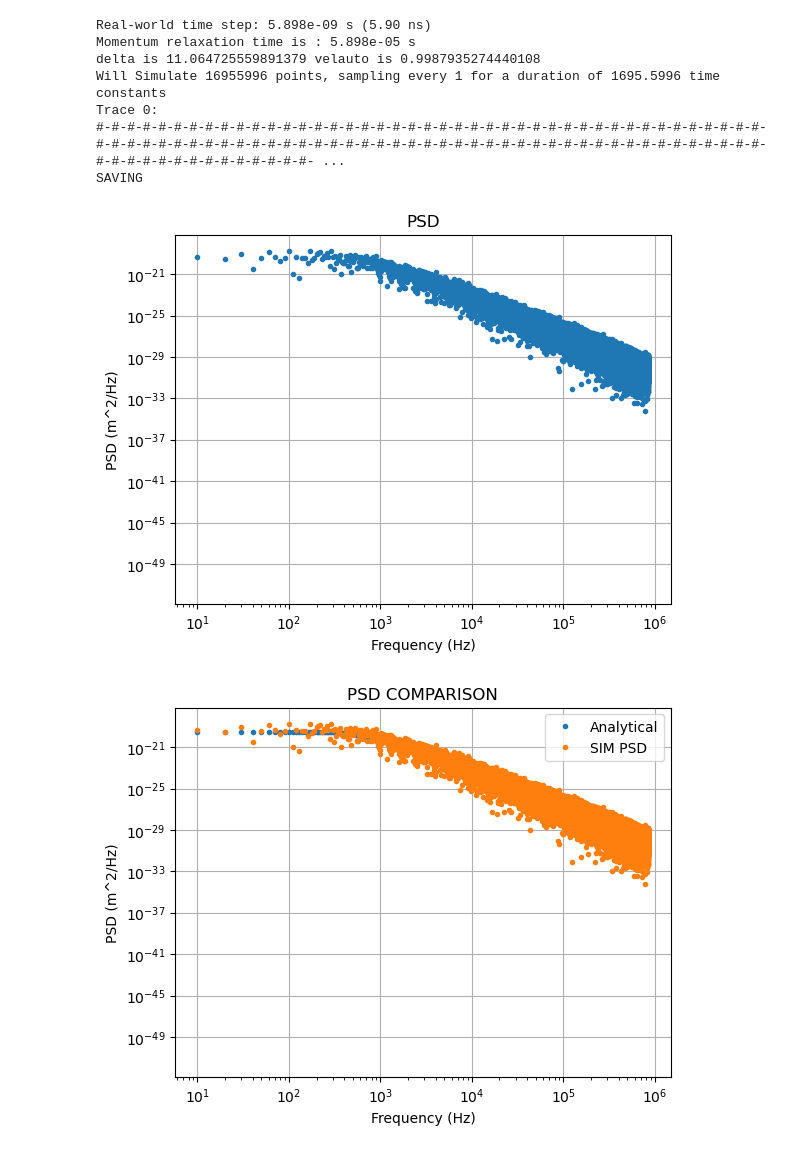
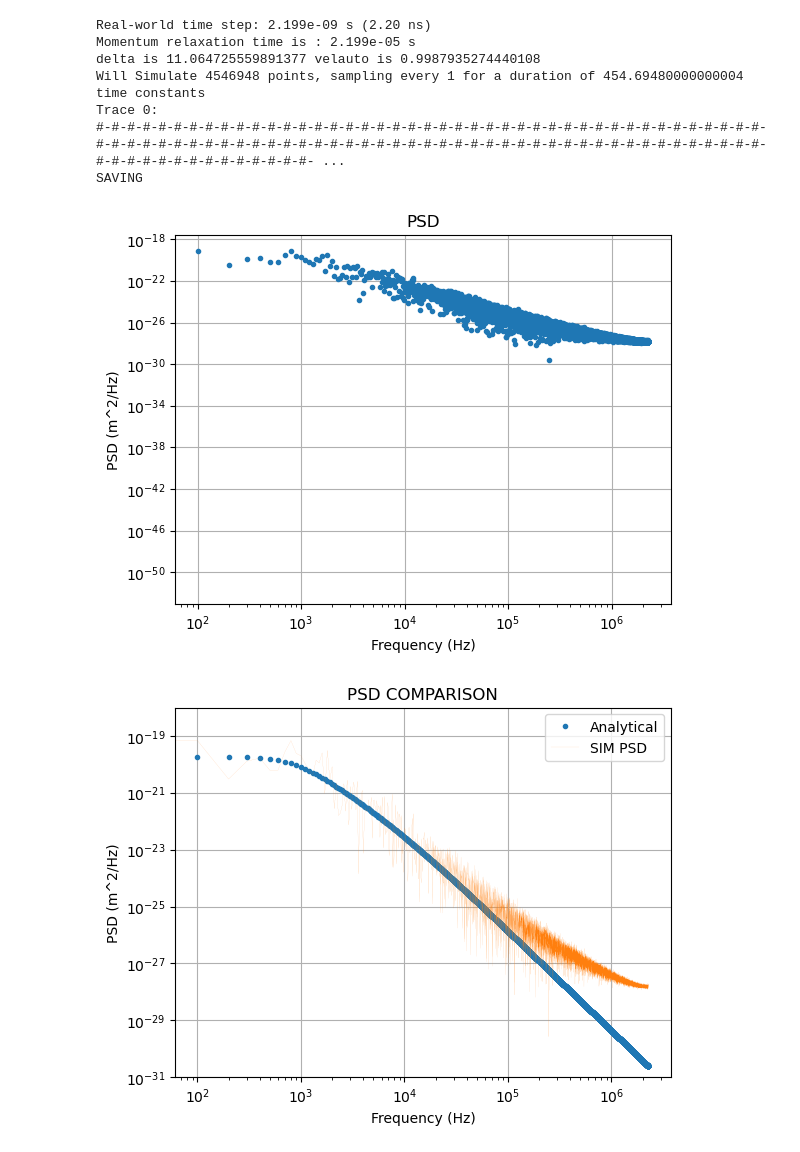
Before and after one commit to mcthumann/MarkovianEmbedding, a Jupyter notebook: sim_script.ipynb, the cells around one changed output. Drawn from its saved outputs; the diff is of its cells as text; code cells hidden in the pictures.

Commit message:
uniform distribution

```diff
--- a/sim_script.ipynb
+++ b/sim_script.ipynb
@@ -11,7 +11,7 @@ n = 13 # Number of auxliary stochastic variables
 b = 5 # Scaling dilation parameter that determines the low cutoff frequency ν_0*b^-n
 c = 1.78167 # a prefactor that depends on the particular choice of b
 v_0 = 1e3 # High cutoff frequency (already scaled by tao_c)
-a = 4.464e-6 # Particle size
+a = 2.726e-6 # Particle size
 eta = 0.36e-3 # ACETONE 1e-3 # Viscosity of water
 rho_bati = 4400
 rho_silica = 2200 # Density of silica
@@ -41,7 +41,8 @@ simulation_number = 1 # Num of traces
 # time_range = (start, stop)
 # time_points = 600
 
-stop = -1
+stop = -2
+# stop = -1
 
 # HELPER PARAMETERS
 timestep = 1E-4  # Simulation timestep
@@ -127,7 +128,8 @@ def compute_next_state(state_ind):
     this_u, this_v, this_x = curr_u, curr_v, curr_x
 
     for k in range(sample_rate):
-        N_i = np.random.normal(0,1, n+1)
+        # N_i = np.random.normal(0,1, n+1)
+        N_i = np.random.uniform(-np.sqrt(3),np.sqrt(3), n+1)
         N_0 = sum([math.sqrt(gamma_i[j]/(v_i[j]*delta))*N_i[j] for j in range(n)])
         next_u = [((1 - v_i[j]*timestep)*this_u[j] - gamma_i[j]*timestep*this_v +
                    math.sqrt(2*gamma_i[j]*v_i[j]*timestep)*N_i[j]) for j in range(n)]
@@ -186,7 +188,7 @@ def run_numerical_simulation(sim_num, trace_len, df = None, graph=False, save=Tr
         if i < sim_num:
             if save:
                 print("SAVING")
-                df.to_csv('position_velocity_data.csv', index=False, mode=file_mode)
+                df.to_csv('position_velocity_data_uniform.csv', index=False, mode=file_mode)
             reset_trace(trace_len)
         print("")
     if graph:
@@ -195,16 +197,16 @@ def run_numerical_simulation(sim_num, trace_len, df = None, graph=False, save=Tr
 # Run the simulation
 run_numerical_simulation(simulation_number, trace_length,  df, graph=False)
 # %% [output]
-Real-world time step: 5.898e-09 s (5.90 ns)
-Momentum relaxation time is : 5.898e-05 s
-delta is 11.064725559891379 velauto is 0.9987935274440108
-Will Simulate 16955996 points, sampling every 1 for a duration of 1695.5996 time constants
+Real-world time step: 2.199e-09 s (2.20 ns)
+Momentum relaxation time is : 2.199e-05 s
+delta is 11.064725559891377 velauto is 0.9987935274440108
+Will Simulate 4546948 points, sampling every 1 for a duration of 454.69480000000004 time constants
 Trace 0:
 #-#-#-#-#-#-#-#-#-#-#-#-#-#-#-#-#-#-#-#-#-#-#-#-#-#-#-#-#-#-#-#-#-#-#-#-#-#-#-#-#-#-#-#-#-#-#-#-#-#-#-#-#-#-#-#-#-#-#-#-#-#-#-#-#-#-#-#-#-#-#-#-#-#-#-#-#-#-#-#-#-#-#-#-#-#-#-#-#-#-#-#-#-#-#-#-#-#-#-#- ...
 SAVING
 # %%
 bin_num = 100
-df = pd.read_csv('position_velocity_data.csv', low_memory=False)
+df = pd.read_csv('position_velocity_data_uniform.csv', low_memory=False)
 
 # Extract only the columns that start with 'Position' or 'Velocity'
 position_cols = [col for col in df.columns if col.startswith('Position')]
@@ -271,35 +273,35 @@ plt.grid()
 plt.title("PSD")
 plt.show()
 # %% [output]
-[figure, old version]
+[figure, new version]
 # %%
 def PSD_standalone(omega):
     # This is the PSD we look to fit.  We fit for 3 parameters
     # Namely, we fit for the trap strength K, the radius of the particle a, and the voltage to position conversion V
     gamma_s = 6 * math.pi * a * eta
     tau_f = rho_acetone * a ** 2 / eta
     numerator = 2 * const.k * temp * gamma_s * (1 + np.sqrt((1 / 2) * omega * tau_f))
     denominator = (mass_total*((K/mass_total)-omega**2) - omega * gamma_s * np.sqrt((1 / 2) * omega * tau_f)) ** 2 + omega ** 2 * gamma_s ** 2 * (
             1 + np.sqrt((1 / 2) * omega * tau_f)) ** 2
     return numerator / denominator
 
 psd_analytical = PSD_standalone(2*math.pi*frequency)
 
 plt.plot(frequency, psd_analytical, ".", label="Analytical")
-plt.plot(frequency, psd, ".", label="SIM PSD")
-# plt.ylim(bottom=1e-29, top=1e-16)
+plt.plot(frequency, psd, label="SIM PSD", linewidth=.05)
+plt.ylim(bottom=1e-31, top=1e-18)
 # plt.xlim(left = 100)
 # plt.xlim(left=1e4)
 plt.xlabel("Frequency (Hz)")
 plt.ylabel("PSD (m^2/Hz)")
 plt.xscale('log')
 plt.yscale('log')
 plt.grid()
 plt.title("PSD COMPARISON")
 plt.legend()
 plt.show()
 # %% [output]
-[figure, old version]
+[figure, new version]
 # %%
 # Check our VPSD
 vpsds = []
```
Also changed, not shown: parts of 5 cells of this notebook, 1 other file.
